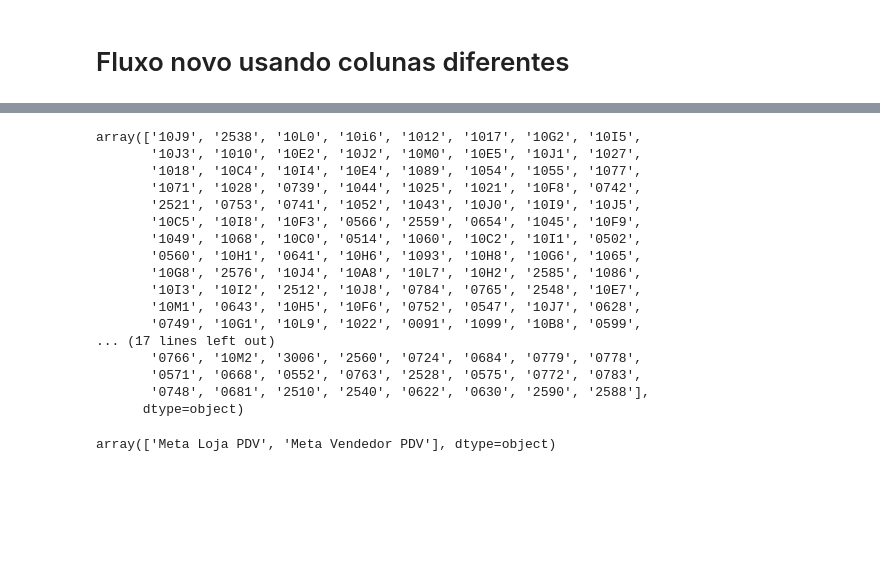
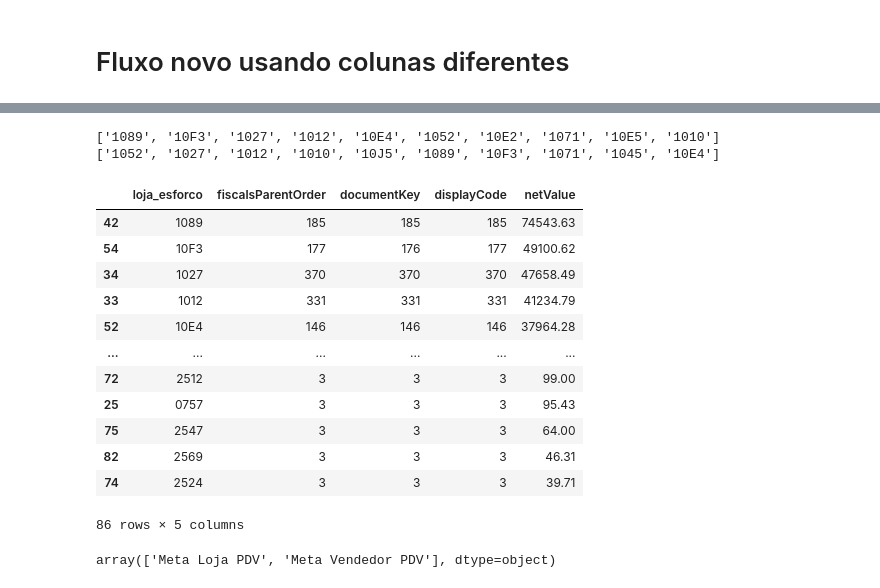
Before and after one commit to AmmoJailton/kpi-indicadores2, a Jupyter notebook: notebooks/teste_base_kpi.ipynb, the cells around one changed output, grey strips where cells are left out. Saved outputs shown, nothing was run; the diff lists cells and outputs as text; code cells hidden in the pictures; blank space fills up the shorter version.

```diff
--- a/notebooks/teste_base_kpi.ipynb
+++ b/notebooks/teste_base_kpi.ipynb
@@ -790,24 +818,3 @@ def create_masks_meta_loja(periodo:str,  df_vendas_:pd.DataFrame, df_metas:pd.Da
         mask_meta = mask_meta & mask_metas_yesterday
 
     return mask_vendas, mask_meta
-# %%
-df = create_vendas_pdv()
-df['loja_esforco'].unique()
-# %% [output]
-array(['10J9', '2538', '10L0', '10i6', '1012', '1017', '10G2', '10I5',
-       '10J3', '1010', '10E2', '10J2', '10M0', '10E5', '10J1', '1027',
-       '1018', '10C4', '10I4', '10E4', '1089', '1054', '1055', '1077',
-       '1071', '1028', '0739', '1044', '1025', '1021', '10F8', '0742',
-       '2521', '0753', '0741', '1052', '1043', '10J0', '10I9', '10J5',
-       '10C5', '10I8', '10F3', '0566', '2559', '0654', '1045', '10F9',
-       '1049', '1068', '10C0', '0514', '1060', '10C2', '10I1', '0502',
-       '0560', '10H1', '0641', '10H6', '1093', '10H8', '10G6', '1065',
-       '10G8', '2576', '10J4', '10A8', '10L7', '10H2', '2585', '1086',
-       '10I3', '10I2', '2512', '10J8', '0784', '0765', '2548', '10E7',
-       '10M1', '0643', '10H5', '10F6', '0752', '0547', '10J7', '0628',
-       '0749', '10G1', '10L9', '1022', '0091', '1099', '10B8', '0599',
-... (17 lines left out)
-       '0766', '10M2', '3006', '2560', '0724', '0684', '0779', '0778',
-       '0571', '0668', '0552', '0763', '2528', '0575', '0772', '0783',
-       '0748', '0681', '2510', '2540', '0622', '0630', '2590', '2588'],
-      dtype=object)
@@ -814,3 +851,37 @@ array(['10J9', '2538', '10L0', '10i6', '1012', '1017', '10G2', '10I5',
+# %%
+import datetime
+dat = datetime.datetime(2025,1,20)
+df = df_vendas_pdv.copy()
+dfmask = df['createdAt'] >= dat
+d = df[dfmask].groupby(['loja_esforco']).agg({
+    'fiscalsParentOrder':'count',
+    'documentKey': 'count',
+    'displayCode': 'count',
+    'netValue':'sum'
+}).reset_index()
+maxVendasDf = d.sort_values(by=['documentKey'], ascending=False)
+maxValueDf = d.sort_values(by=['netValue'], ascending=False)
+l1 = maxValueDf['loja_esforco'].head(10).tolist()
+l2 = maxVendasDf['loja_esforco'].head(10).tolist()
+print(l1)
+print(l2)
+maxValueDf
+# %% [output]
+['1089', '10F3', '1027', '1012', '10E4', '1052', '10E2', '1071', '10E5', '1010']
+['1052', '1027', '1012', '1010', '10J5', '1089', '10F3', '1071', '1045', '10E4']
+|  | loja_esforco | fiscalsParentOrder | documentKey | displayCode | netValue |
+| 42 | 1089 | 185 | 185 | 185 | 74543.63 |
+| 54 | 10F3 | 177 | 176 | 177 | 49100.62 |
+| 34 | 1027 | 370 | 370 | 370 | 47658.49 |
+| 33 | 1012 | 331 | 331 | 331 | 41234.79 |
+| 52 | 10E4 | 146 | 146 | 146 | 37964.28 |
+| ... | ... | ... | ... | ... | ... |
+| 72 | 2512 | 3 | 3 | 3 | 99.00 |
+| 25 | 0757 | 3 | 3 | 3 | 95.43 |
+| 75 | 2547 | 3 | 3 | 3 | 64.00 |
+| 82 | 2569 | 3 | 3 | 3 | 46.31 |
+| 74 | 2524 | 3 | 3 | 3 | 39.71 |
+86 rows × 5 columns
 # %%
 msno.matrix(df_metas)
 df_metas['tipo_meta'].unique()
```
Also changed, not shown: parts of 5 cells of this notebook, 2 other files.
